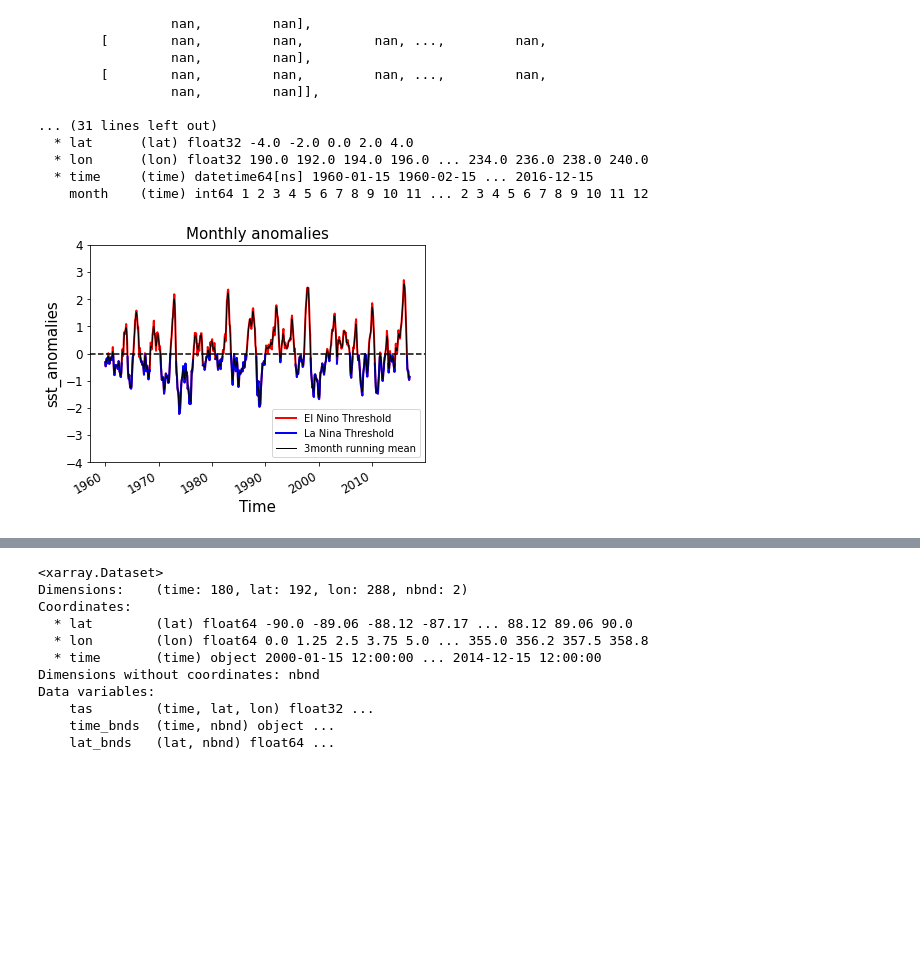
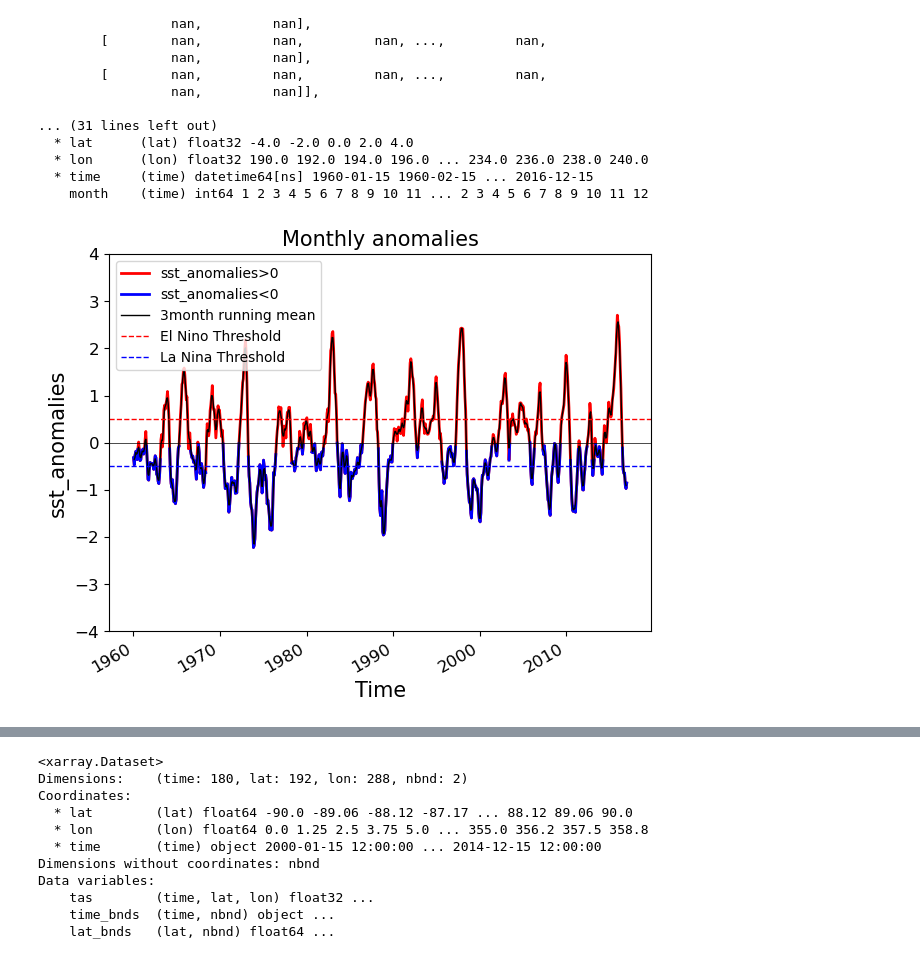
Before and after one commit to BaolingYang/ESE5023_Assignments_12132228, a Jupyter notebook: PS3_Codes.ipynb, the cells around one changed output, grey strips where cells are left out. Drawn from its saved outputs; the diff is of its cells as text; code cells hidden in the pictures; blank space fills up the shorter version.

```diff
--- a/PS3_Codes.ipynb
+++ b/PS3_Codes.ipynb
@@ -168,25 +173,33 @@ array([[[        nan,         nan,         nan, ...,         nan,
     month    (time) int64 1 2 3 4 5 6 7 8 9 10 11 ... 2 3 4 5 6 7 8 9 10 11 12
 # %%
 # 2.2 Visualize the computed Niño 3.4.
+# Create a figure object
+plt.figure(figsize=(7,5),dpi=100)
 # Calculate the averaged anomalies by (dim="lon","lat")
 Monthly_anomalies=sst_anomalies.mean(dim=("lon","lat"))
 # Plot the sst_anomalies.mean(dim=("lon","lat"))
 line1=Monthly_anomalies.plot(color="red",linewidth=2,linestyle="-")
 # Detect those sst_anomalies lower than "0", and create a new layer "masked_sample"
 masked_sample = Monthly_anomalies.where(Monthly_anomalies < 0)
-# Plot the "masked_sample" to get the "La Nina Threshold"
+# Plot the "masked_sample"
 line2=masked_sample.plot(color="blue",linewidth=2,linestyle="-")
 # Plot the Anomalies_rolling_3month.mean(dim="lon","lat")
-line3=Anomalies_rolling_3month.mean(dim=("lon","lat")).plot(color="black",linewidth=1,linestyle="-")
-plt.legend(labels=["El Nino Threshold","La Nina Threshold","3month running mean"])
-# Add a auxiliary line "y=0"
-plt.axhline(y=0,color="black",linestyle="--",linewidth=1.5)
+line3=Anomalies_rolling_3month.mean(dim=("lon","lat")).plot(color="black",
+                                                            linewidth=1,linestyle="-")
+
+# Add a auxiliary line y=0.5, y=-0.5, y=0
+plt.axhline(y=0.5,color="red",linestyle="--",linewidth=1.0)
+plt.axhline(y=-0.5,color="blue",linestyle="--",linewidth=1.0)
+plt.axhline(y=0,color="black",linestyle="-",linewidth=0.5)
+plt.legend(labels=["sst_anomalies>0","sst_anomalies<0","3month running mean",
+                   "El Nino Threshold","La Nina Threshold"])
 plt.title("Monthly anomalies",fontsize=15)
 plt.xlabel("Time",fontsize=15)
 plt.ylabel("sst_anomalies",fontsize=15)
 plt.xticks(fontsize=12)
 plt.yticks(fontsize=12)
 plt.ylim(-4,4)
+
 plt.show()
 # %% [output]
-[figure, old version]
+[figure, new version]
```
Also changed, not shown: parts of 10 cells of this notebook, 1 other file.
